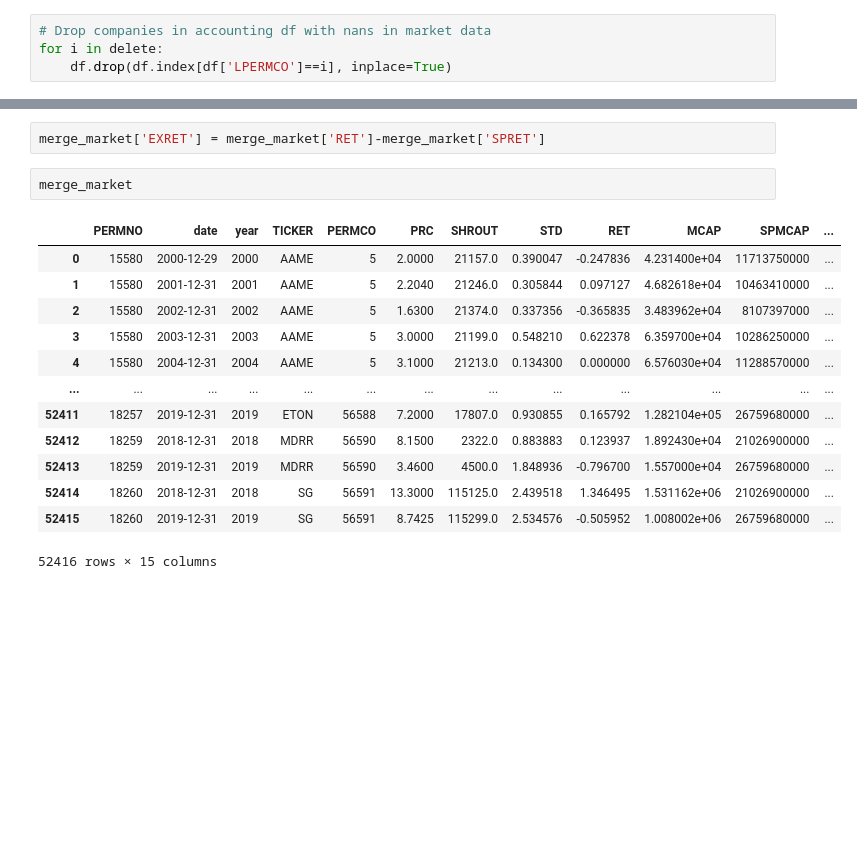
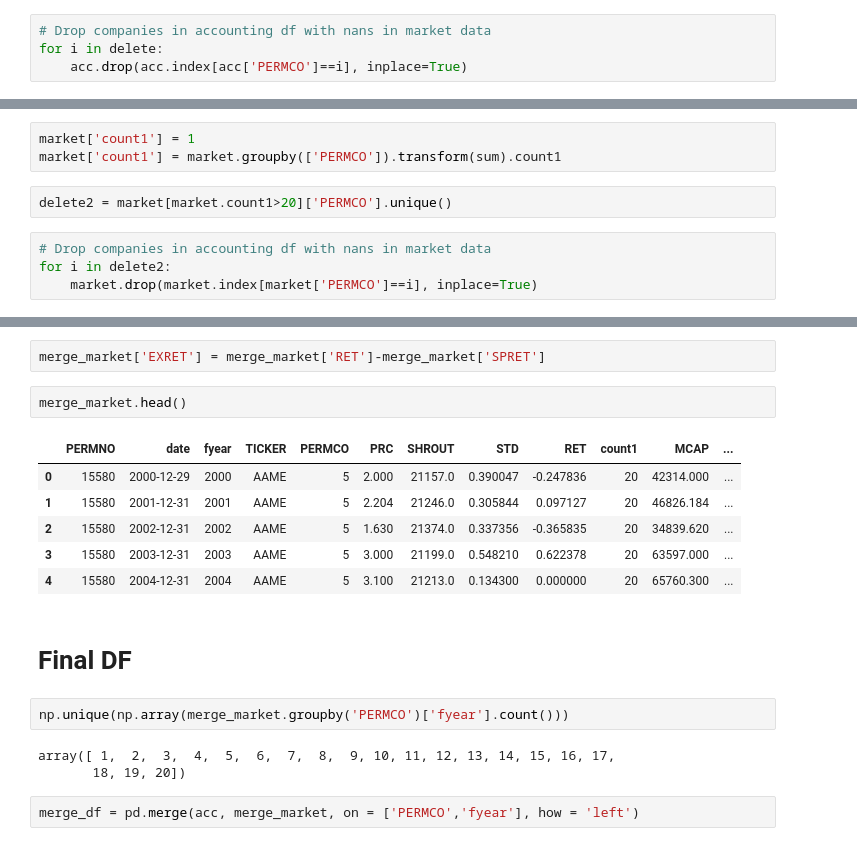
Before and after one commit to evamferreira/Thesis_Rep, a Jupyter notebook: Data/data_treat.ipynb, the cells around one changed output, grey strips where cells are left out. Cells and saved outputs as stored; diff of their text form; blank space fills up the shorter version.

```diff
--- a/Data/data_treat.ipynb
+++ b/Data/data_treat.ipynb
@@ -422,7 +430,7 @@ for i in delete:
 # %%
 # Drop companies in accounting df with nans in market data
 for i in delete:
-    df.drop(df.index[df['LPERMCO']==i], inplace=True)
+    acc.drop(acc.index[acc['PERMCO']==i], inplace=True)
 # %%
 market.info()
 # %% [output]
@@ -455,0 +480,9 @@ market.query("date.dt.month == 12", inplace=True)
+# %%
+market['count1'] = 1
+market['count1'] = market.groupby(['PERMCO']).transform(sum).count1
+# %%
+delete2 = market[market.count1>20]['PERMCO'].unique()
+# %%
+# Drop companies in accounting df with nans in market data
+for i in delete2:
+    market.drop(market.index[market['PERMCO']==i], inplace=True)
@@ -520,18 +557,20 @@ merge_market['RSIZE'] = np.log(merge_market['MCAP']/merge_market['SPMCAP'])
 # %%
 merge_market['EXRET'] = merge_market['RET']-merge_market['SPRET']
 # %%
-merge_market
+merge_market.head()
 # %% [output]
-|  | PERMNO | date | year | TICKER | PERMCO | PRC | SHROUT | STD | RET | MCAP | SPMCAP | ... |
-| 0 | 15580 | 2000-12-29 | 2000 | AAME | 5 | 2.0000 | 21157.0 | 0.390047 | -0.247836 | 4.231400e+04 | 11713750000 | ... |
-| 1 | 15580 | 2001-12-31 | 2001 | AAME | 5 | 2.2040 | 21246.0 | 0.305844 | 0.097127 | 4.682618e+04 | 10463410000 | ... |
-| 2 | 15580 | 2002-12-31 | 2002 | AAME | 5 | 1.6300 | 21374.0 | 0.337356 | -0.365835 | 3.483962e+04 | 8107397000 | ... |
-| 3 | 15580 | 2003-12-31 | 2003 | AAME | 5 | 3.0000 | 21199.0 | 0.548210 | 0.622378 | 6.359700e+04 | 10286250000 | ... |
-| 4 | 15580 | 2004-12-31 | 2004 | AAME | 5 | 3.1000 | 21213.0 | 0.134300 | 0.000000 | 6.576030e+04 | 11288570000 | ... |
-| ... | ... | ... | ... | ... | ... | ... | ... | ... | ... | ... | ... | ... |
-| 52411 | 18257 | 2019-12-31 | 2019 | ETON | 56588 | 7.2000 | 17807.0 | 0.930855 | 0.165792 | 1.282104e+05 | 26759680000 | ... |
-| 52412 | 18259 | 2018-12-31 | 2018 | MDRR | 56590 | 8.1500 | 2322.0 | 0.883883 | 0.123937 | 1.892430e+04 | 21026900000 | ... |
-| 52413 | 18259 | 2019-12-31 | 2019 | MDRR | 56590 | 3.4600 | 4500.0 | 1.848936 | -0.796700 | 1.557000e+04 | 26759680000 | ... |
-| 52414 | 18260 | 2018-12-31 | 2018 | SG | 56591 | 13.3000 | 115125.0 | 2.439518 | 1.346495 | 1.531162e+06 | 21026900000 | ... |
-| 52415 | 18260 | 2019-12-31 | 2019 | SG | 56591 | 8.7425 | 115299.0 | 2.534576 | -0.505952 | 1.008002e+06 | 26759680000 | ... |
+|  | PERMNO | date | fyear | TICKER | PERMCO | PRC | SHROUT | STD | RET | count1 | MCAP | ... |
+| 0 | 15580 | 2000-12-29 | 2000 | AAME | 5 | 2.000 | 21157.0 | 0.390047 | -0.247836 | 20 | 42314.000 | ... |
+| 1 | 15580 | 2001-12-31 | 2001 | AAME | 5 | 2.204 | 21246.0 | 0.305844 | 0.097127 | 20 | 46826.184 | ... |
+| 2 | 15580 | 2002-12-31 | 2002 | AAME | 5 | 1.630 | 21374.0 | 0.337356 | -0.365835 | 20 | 34839.620 | ... |
+| 3 | 15580 | 2003-12-31 | 2003 | AAME | 5 | 3.000 | 21199.0 | 0.548210 | 0.622378 | 20 | 63597.000 | ... |
+| 4 | 15580 | 2004-12-31 | 2004 | AAME | 5 | 3.100 | 21213.0 | 0.134300 | 0.000000 | 20 | 65760.300 | ... |
-52416 rows × 15 columns
+# %% [markdown]
+# Final DF
+# %%
+np.unique(np.array(merge_market.groupby('PERMCO')['fyear'].count()))
+# %% [output]
+array([ 1,  2,  3,  4,  5,  6,  7,  8,  9, 10, 11, 12, 13, 14, 15, 16, 17,
+       18, 19, 20])
+# %%
+merge_df = pd.merge(acc, merge_market, on = ['PERMCO','fyear'], how = 'left')
```
Also changed, not shown: parts of 38 cells of this notebook.
